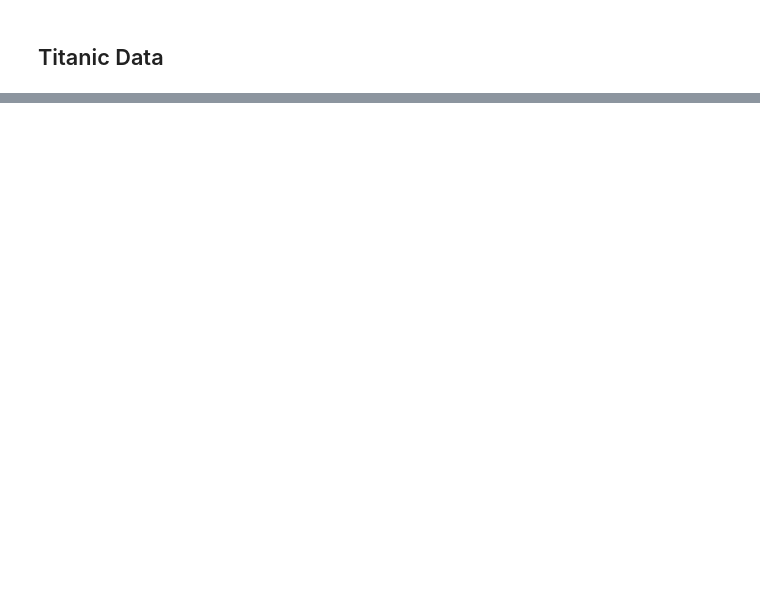
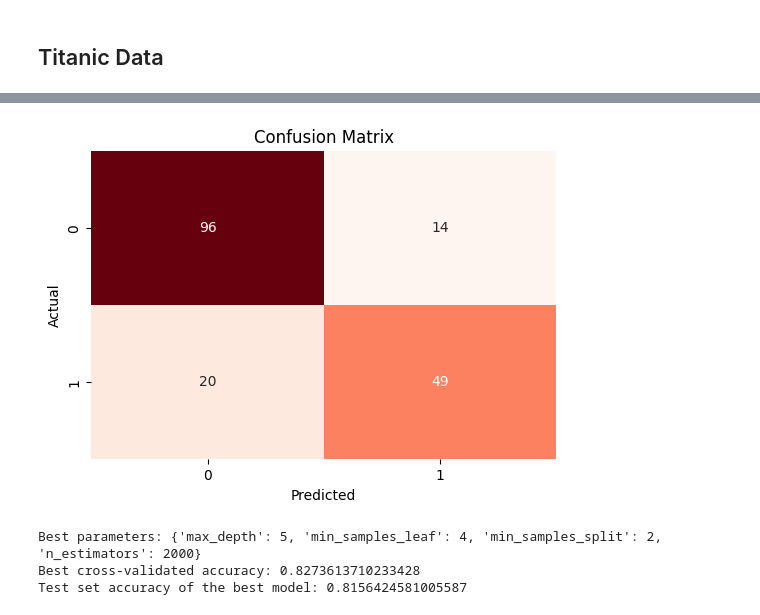
Before and after one commit to ysfztpp/titanicModel, a Jupyter notebook: main.ipynb, the cells around one changed output, grey strips where cells are left out. Cells and saved outputs as stored; diff of their text form; code cells hidden in the pictures; blank space fills up the shorter version.

```diff
--- a/main.ipynb
+++ b/main.ipynb
@@ -100,0 +130,10 @@ df_test['Fare'] = imputerFare.transform(df_test[['Fare']])
+# %%
+#feature selection before splitting - for train data
+
+X = df_train.drop(columns=['Survived'])
+y = df_train['Survived']
+# %%
+#splitting the train data into 80% train - 20% test
+from sklearn.model_selection import train_test_split
+
+X_train, X_test, y_train, y_test = train_test_split(X, y, test_size=0.2, random_state=42, stratify=y)
@@ -100,0 +164,49 @@ df_test['Fare'] = imputerFare.transform(df_test[['Fare']])
+# %%
+#visualizing the confusion matrix
+from sklearn.metrics import confusion_matrix
+
+confMat = confusion_matrix(y_test, y_pred)
+
+
+plt.figure(figsize=(6,4))
+sns.heatmap(confMat, annot=True, fmt='d', cmap='Reds', cbar=False)
+plt.xlabel('Predicted')
+plt.ylabel('Actual')
+plt.title('Confusion Matrix')
+plt.show()
+# %% [output]
+[figure, added]
+# %%
+from sklearn.model_selection import GridSearchCV
+
+# Define parameter grid for RandomForestClassifier
+param_grid = {
+    'n_estimators': [2000],
+    'max_depth': [None, 5, 10, 20],
+    'min_samples_split': [2, 5, 10],
+    'min_samples_leaf': [1, 2, 4]
+}
+
+grid_search = GridSearchCV(
+    estimator=RandomForestClassifier(random_state=42),
+    param_grid=param_grid,
+    cv=5,
+    n_jobs=-1,
+    scoring='accuracy'
+)
+
+grid_search.fit(X_train, y_train)
+
+print("Best parameters:", grid_search.best_params_)
+print("Best cross-validated accuracy:", grid_search.best_score_)
+
+
+
+# Evaluating the best estimator on the test set
+best_model = grid_search.best_estimator_
+test_accuracy = best_model.score(X_test, y_test)
+print("Test set accuracy of the best model:", test_accuracy)
+# %% [output]
+Best parameters: {'max_depth': 5, 'min_samples_leaf': 4, 'min_samples_split': 2, 'n_estimators': 2000}
+Best cross-validated accuracy: 0.8273613710233428
+Test set accuracy of the best model: 0.8156424581005587
```
Also changed, not shown: parts of 13 cells of this notebook, 1 other file.
